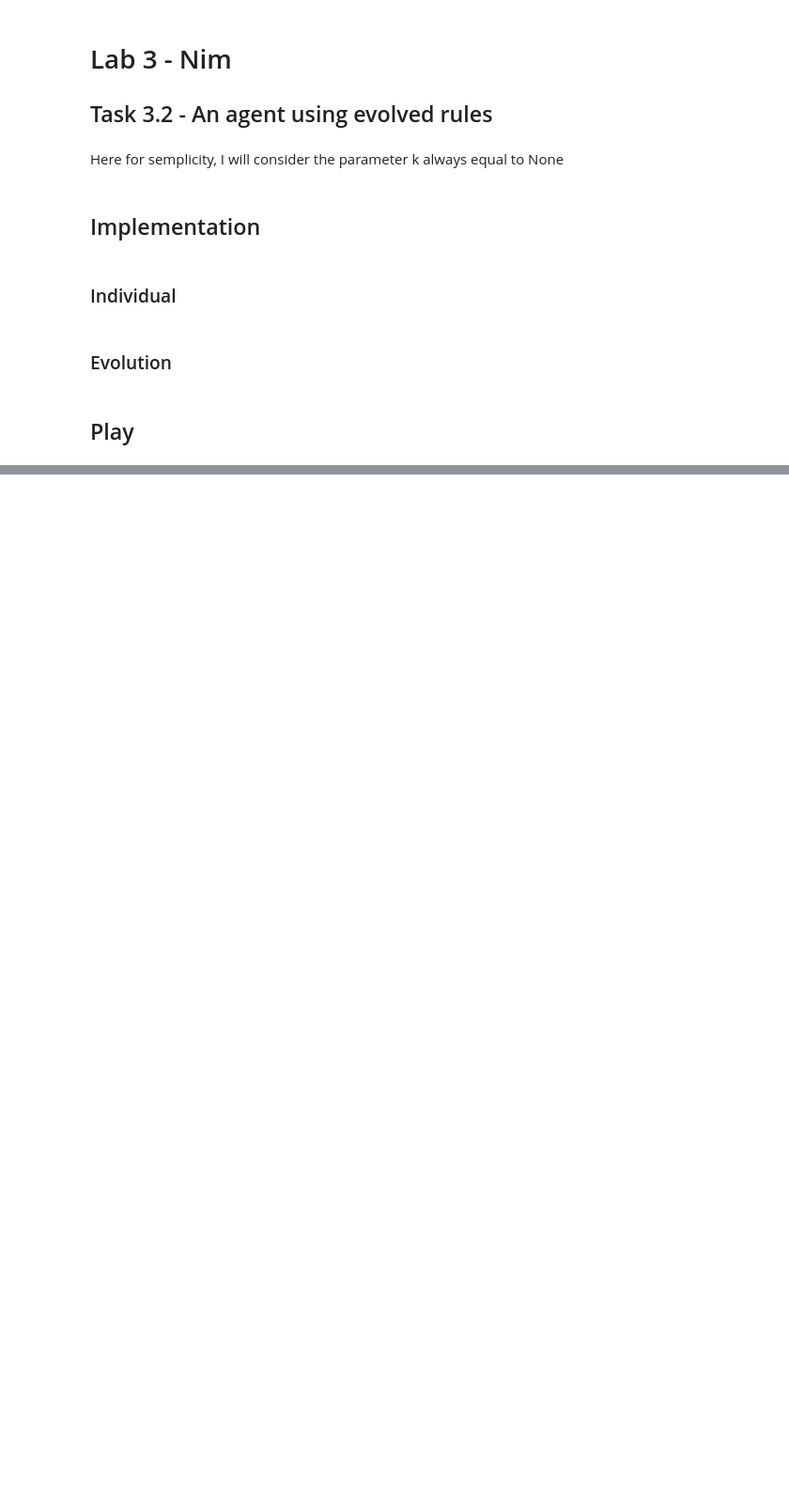
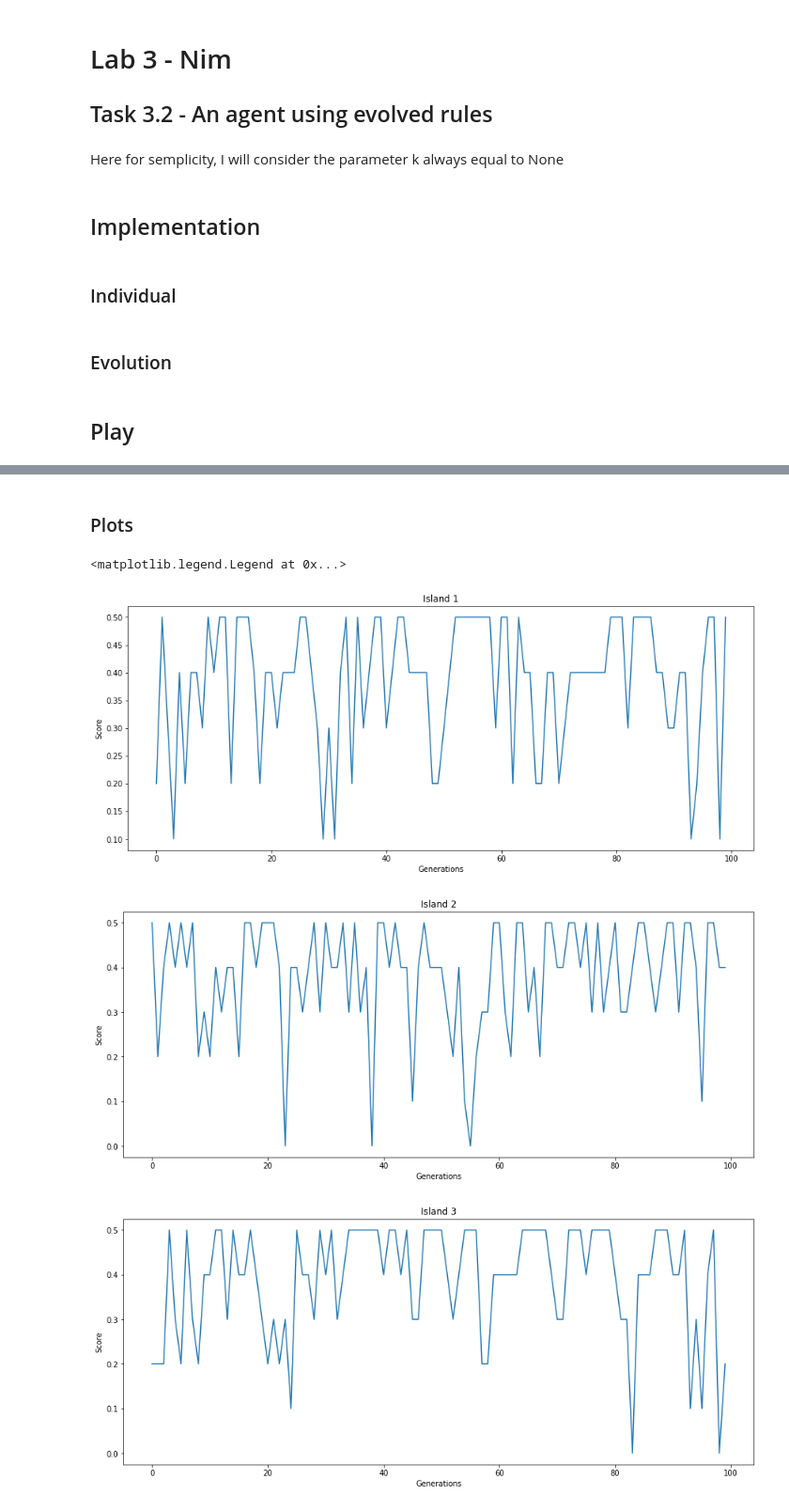
Before and after one commit to LuigiFederico/Computational-Intelligence, a Jupyter notebook: lab3/lab3_task2.ipynb, the cells around one changed output, grey strips where cells are left out. Shown at 94% size. Cells and saved outputs as stored; diff of their text form; code cells hidden in the pictures; blank space fills up the shorter version.

```diff
--- a/lab3/lab3_task2.ipynb
+++ b/lab3/lab3_task2.ipynb
@@ -200,5 +198,5 @@ def initial_population(population_size: int, nim: Nim):
   return population
 # %%
 def tournament(population, tournament_size=2):
-  return max(random.choices(population, k=tournament_size), key=lambda i: i.score)
+  return max(random.choices(population, k=tournament_size), key=lambda i: -i.score)
 # %%
@@ -352,0 +342,15 @@ Player [3, 1, 5, 2, 7, 6, 4] has a win rate=1.0
+# %%
+POPULATION_SIZE = 500
+
+nim = Nim(7)
+population = initial_population(POPULATION_SIZE, nim)
+
+survivals, log_best = genetic_algorithm(nim, population,
+                                          matches_island=50,
+                                          matches_1v1=10,
+                                          display_survivals=False)
+
+parent_survivals = [p for p in survivals if p.score > 0]
+logging.info('Survivals:')
+for i in range(len(parent_survivals)):
+  logging.info(f'- Player {parent_survivals[i].genome} with score {parent_survivals[i].score}')
@@ -352,0 +382,59 @@ Player [3, 1, 5, 2, 7, 6, 4] has a win rate=1.0
+# %% [markdown]
+### Plots
+# %%
+log1, log2, log3, log4, log5 = log_best
+
+# Island 1
+plt.figure(figsize=(15, 6))
+plt.title('Island 1')
+plt.ylabel('Score')
+plt.xlabel('Generations')
+plt.plot([x for x, _ in log1], [y.score for _, y in log1], label='island 1')
+
+
+# Island 2
+plt.figure(figsize=(15, 6))
+plt.title('Island 2')
+plt.ylabel('Score')
+plt.xlabel('Generations')
+plt.plot([x for x, _ in log2], [y.score for _, y in log2], label='island 2')
+
+
+# Island 3
+plt.figure(figsize=(15, 6))
+plt.title('Island 3')
+plt.ylabel('Score')
+plt.xlabel('Generations')
+plt.plot([x for x, _ in log3], [y.score for _, y in log3], label='island 3')
+
+
+# Island 4
+plt.figure(figsize=(15, 6))
+plt.title('Island 4')
+plt.ylabel('Score')
+plt.xlabel('Generations')
+plt.plot([x for x, _ in log4], [y.score for _, y in log4], label='island 4')
+
+# Island 5
+plt.figure(figsize=(15, 6))
+plt.title('Island 1')
+plt.ylabel('Score')
+plt.xlabel('Generations')
+plt.plot([x for x, _ in log5], [y.score for _, y in log5], label='island 5')
+
+# All togheter
+plt.figure(figsize=(15, 6))
+plt.title('All togheter')
+plt.ylabel('Score')
+plt.xlabel('Generations')
+plt.plot([x for x, _ in log1], [y.score for _, y in log1], label='island 1')
+plt.plot([x for x, _ in log2], [y.score for _, y in log2], label='island 2')
+plt.plot([x for x, _ in log3], [y.score for _, y in log3], label='island 3')
+plt.plot([x for x, _ in log4], [y.score for _, y in log4], label='island 4')
+plt.plot([x for x, _ in log5], [y.score for _, y in log5], label='island 5')
+plt.legend()
+# %% [output]
+<matplotlib.legend.Legend at 0x...>
+[figure, added]
+[figure, added]
+[figure, added]
```
Also changed, not shown: parts of 8 cells of this notebook, 1 other file.
